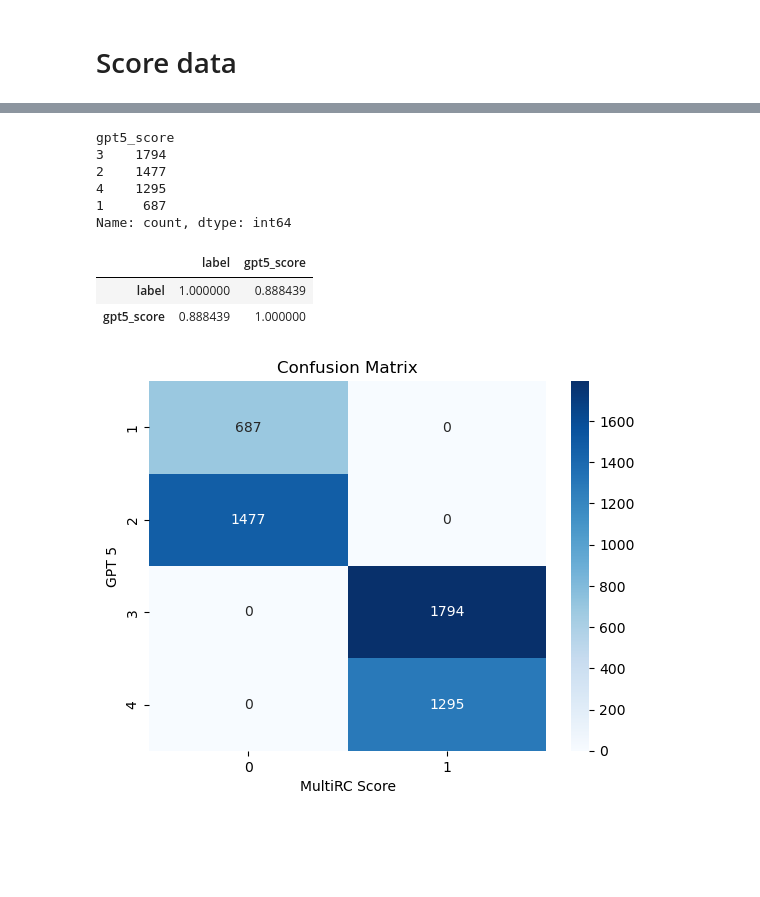
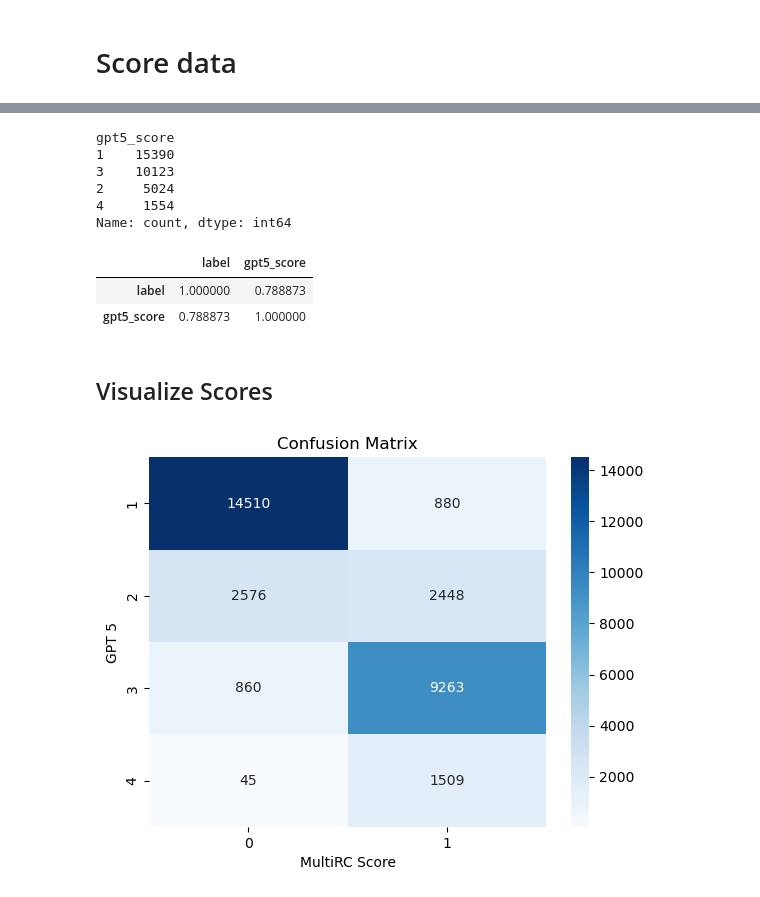
Before and after one commit to learlab/textbook-question-generation, a Jupyter notebook: src/modernbert-on-four-point-scale/5-pseudo-label-multirc-dataset.ipynb, the cells around one changed output, grey strips where cells are left out. Saved outputs shown, nothing was run; the diff lists cells and outputs as text; code cells hidden in the pictures; blank space fills up the shorter version.

Commit message:
model trained on full multirc

```diff
--- a/src/modernbert-on-four-point-scale/5-pseudo-label-multirc-dataset.ipynb
+++ b/src/modernbert-on-four-point-scale/5-pseudo-label-multirc-dataset.ipynb
@@ -233,14 +222,14 @@ Correct
 # %% [markdown]
 ## Test Model Response
 # %%
-sample = df_filtered.sample(1)
+sample = df.sample(1)
 content = template.render(sample.to_dict(orient="records")[0])
 print(
     content.split("READING PASSAGE:")[1]
 )  # Select the non-rubric elements of the prompt
 
 response = client.chat.completions.create(
-    model="gpt-5",
+    model="gpt-5-mini-2025-08-07",
     messages=[{"role": "user", "content": content}],
     response_format={  # {"score": "1"}
         "type": "json_schema",
@@ -263,5 +252,6 @@ response = client.chat.completions.create(
 score_dict_string = response.choices[0].message.content
 score_dict = json.loads(score_dict_string)
 score = score_dict["score"]
+print(f'Label: {"Correct" if sample.label.item() == 1 else "Incorrect"}')
 print(f"GPT Score: {score}")
 # %% [output]
@@ -394,5 +396,5 @@ file-E7tz531h26j8TNxo52FAQU
 # %%
-file_response = client.files.content("file-E7tz531h26j8TNxo52FAQU")
+file_response = client.files.content("file-Qu3uUoSiFf29uKPhEXftsR")
 # %%
 results = pd.read_json(io.StringIO(file_response.text), lines=True)
 results
@@ -413,8 +415,8 @@ results
 # %%
-responses = results.apply(
-    lambda x: x["response"]["body"]["choices"][0]["message"]["content"], axis=1
-)
+def extract_response(response_dict):
+    content = response_dict["body"]["choices"][0]["message"]["content"]
+    return json.loads(content)["score"]
 
-scores = [json.loads(resp)["score"] for resp in responses]
-print(scores[0])
+results["gpt5_score"] = results["response"].apply(extract_response)
+results
 # %% [output]
@@ -422,19 +436,18 @@ print(scores[0])
-# %%
-df_filtered["gpt5_score"] = scores
-
-df_filtered.sample(3)
-df_filtered["gpt5_score"].value_counts()
-# %% [output]
-gpt5_score
-3    1794
-2    1477
-4    1295
-1     687
-Name: count, dtype: int64
+# %%
+df["gpt5_score"] = results["gpt5_score"]
+
+df["gpt5_score"].value_counts()
+# %% [output]
+gpt5_score
+1    15390
+3    10123
+2     5024
+4     1554
+Name: count, dtype: int64
 # %%
-df_filtered[["label", "gpt5_score"]].corr(method="spearman")
+df[["label", "gpt5_score"]].corr(method="spearman")
 # %% [output]
 |  | label | gpt5_score |
-| label | 1.000000 | 0.888439 |
-| gpt5_score | 0.888439 | 1.000000 |
+| label | 1.000000 | 0.788873 |
+| gpt5_score | 0.788873 | 1.000000 |
 # %%
@@ -442,20 +455,22 @@ df_filtered.to_csv("../../data/multirc-data-w-gpt5-scores-v2.csv", index=False)
+# %% [markdown]
+## Visualize Scores
 # %%
 crosstab = pd.crosstab(
-    df_filtered["gpt5_score"],
-    df_filtered["label"],
+    df["gpt5_score"],
+    df["label"],
 )
 
 sns.heatmap(
     crosstab,
     annot=True,
     fmt="d",
     cmap="Blues",
     xticklabels=["0", "1"],
     yticklabels=["1", "2", "3", "4"],
 )
 plt.ylabel("GPT 5")
 plt.xlabel("MultiRC Score")
 plt.title("Confusion Matrix")
 plt.show()
 # %% [output]
-[figure, old version]
+[figure, new version]
```
Also changed, not shown: parts of 18 cells of this notebook, 13 other files.
